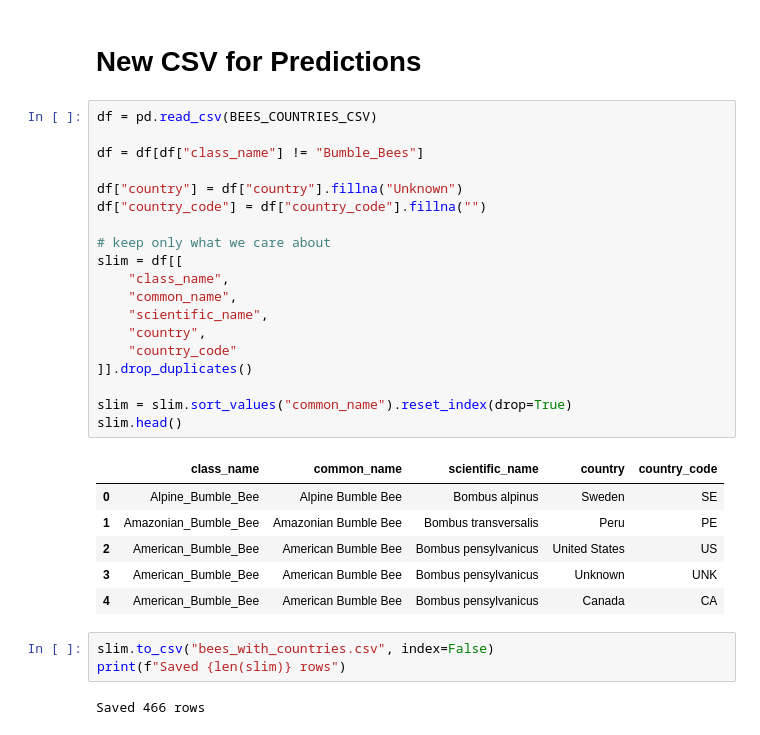
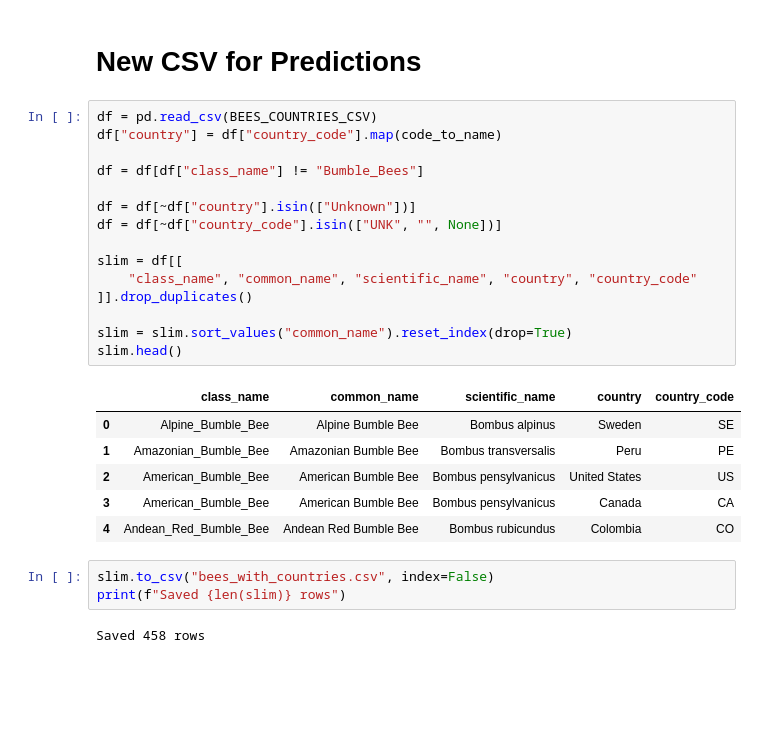
Before and after one commit to katherinestewart/bee-tector, a Jupyter notebook: notebooks/katherine_countries.ipynb, the cells around one changed output. Drawn from its saved outputs; the diff is of its cells as text; blank space fills up the shorter version.

```diff
--- a/notebooks/katherine_countries.ipynb
+++ b/notebooks/katherine_countries.ipynb
@@ -418,32 +418,28 @@ plt.show()
 # New CSV for Predictions
 # %%
 df = pd.read_csv(BEES_COUNTRIES_CSV)
+df["country"] = df["country_code"].map(code_to_name)
 
 df = df[df["class_name"] != "Bumble_Bees"]
 
-df["country"] = df["country"].fillna("Unknown")
-df["country_code"] = df["country_code"].fillna("")
+df = df[~df["country"].isin(["Unknown"])]
+df = df[~df["country_code"].isin(["UNK", "", None])]
 
-# keep only what we care about
 slim = df[[
-    "class_name",
-    "common_name",
-    "scientific_name",
-    "country",
-    "country_code"
+    "class_name", "common_name", "scientific_name", "country", "country_code"
 ]].drop_duplicates()
 
 slim = slim.sort_values("common_name").reset_index(drop=True)
 slim.head()
 # %% [output]
 |  | class_name | common_name | scientific_name | country | country_code |
 | 0 | Alpine_Bumble_Bee | Alpine Bumble Bee | Bombus alpinus | Sweden | SE |
 | 1 | Amazonian_Bumble_Bee | Amazonian Bumble Bee | Bombus transversalis | Peru | PE |
 | 2 | American_Bumble_Bee | American Bumble Bee | Bombus pensylvanicus | United States | US |
-| 3 | American_Bumble_Bee | American Bumble Bee | Bombus pensylvanicus | Unknown | UNK |
-| 4 | American_Bumble_Bee | American Bumble Bee | Bombus pensylvanicus | Canada | CA |
+| 3 | American_Bumble_Bee | American Bumble Bee | Bombus pensylvanicus | Canada | CA |
+| 4 | Andean_Red_Bumble_Bee | Andean Red Bumble Bee | Bombus rubicundus | Colombia | CO |
 # %%
 slim.to_csv("bees_with_countries.csv", index=False)
 print(f"Saved {len(slim)} rows")
 # %% [output]
-Saved 466 rows
+Saved 458 rows
```
